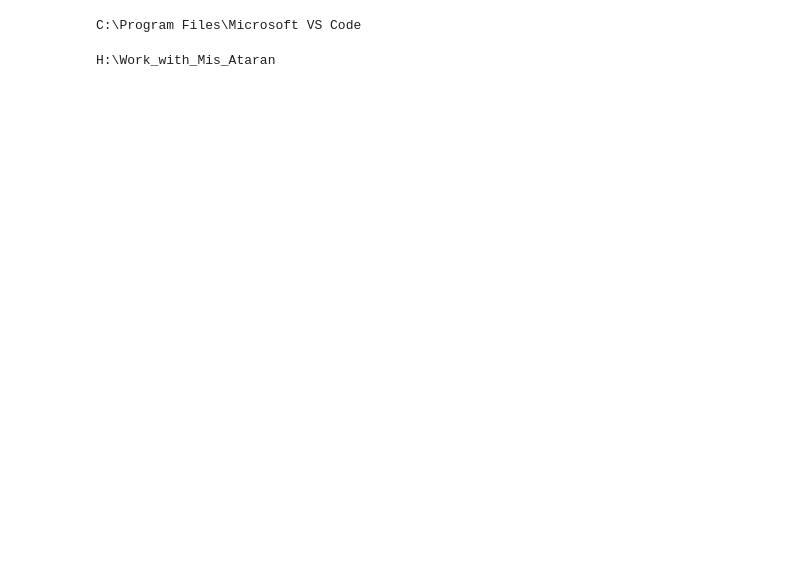
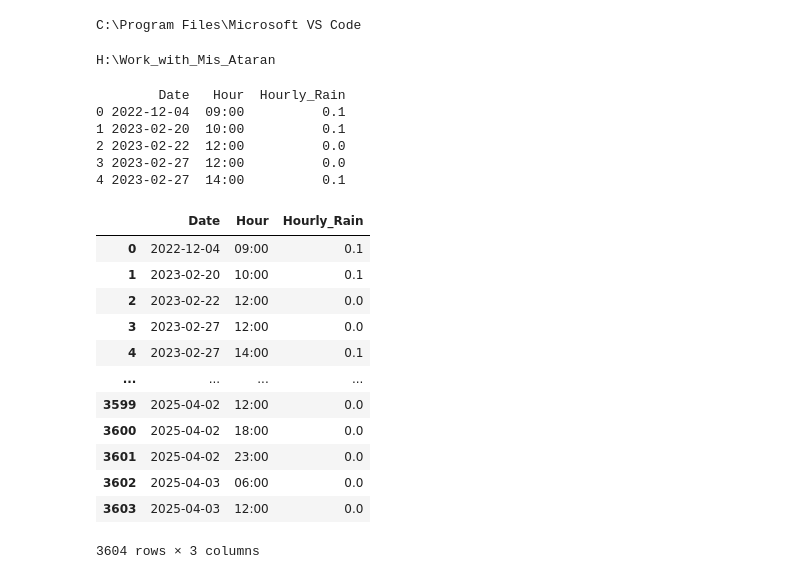
Before and after one commit to AliRezaee86/Data_Analysis, a Jupyter notebook: IDF_Precipitation.ipynb, the cells around one changed output. Saved outputs shown, nothing was run; the diff lists cells and outputs as text; code cells hidden in the pictures; blank space fills up the shorter version.

```diff
--- a/IDF_Precipitation.ipynb
+++ b/IDF_Precipitation.ipynb
@@ -19,9 +19,32 @@ H:\Work_with_Mis_Ataran
 import pandas as pd
 
 # Read the Excel file
-Data = pd.read_excel("New_Merge_Data_dd.xlsx")
+Data = pd.read_excel("data_validation\Jaghargh.xlsx")
 # Show the first 5 rows
 print(Data.head())
+# %% [output]
+        Date   Hour  Hourly_Rain
+0 2022-12-04  09:00          0.1
+1 2023-02-20  10:00          0.1
+2 2023-02-22  12:00          0.0
+3 2023-02-27  12:00          0.0
+4 2023-02-27  14:00          0.1
+# %%
+Data
+# %% [output]
+|  | Date | Hour | Hourly_Rain |
+| 0 | 2022-12-04 | 09:00 | 0.1 |
+| 1 | 2023-02-20 | 10:00 | 0.1 |
+| 2 | 2023-02-22 | 12:00 | 0.0 |
+| 3 | 2023-02-27 | 12:00 | 0.0 |
+| 4 | 2023-02-27 | 14:00 | 0.1 |
+| ... | ... | ... | ... |
+| 3599 | 2025-04-02 | 12:00 | 0.0 |
+| 3600 | 2025-04-02 | 18:00 | 0.0 |
+| 3601 | 2025-04-02 | 23:00 | 0.0 |
+| 3602 | 2025-04-03 | 06:00 | 0.0 |
+| 3603 | 2025-04-03 | 12:00 | 0.0 |
+3604 rows × 3 columns
 # %%
 import xarray as xr
 
```
Also changed, not shown: parts of 5 cells of this notebook.
